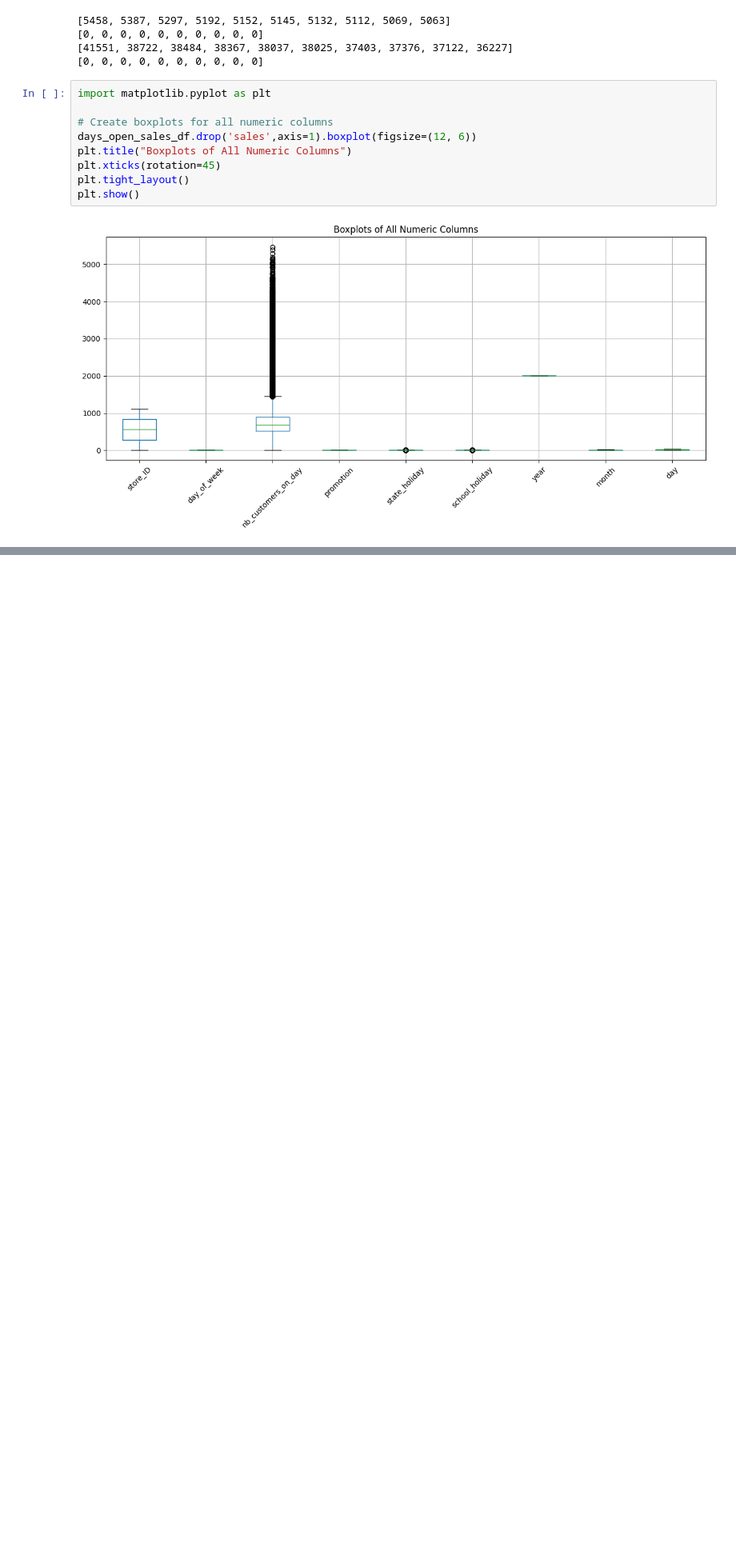
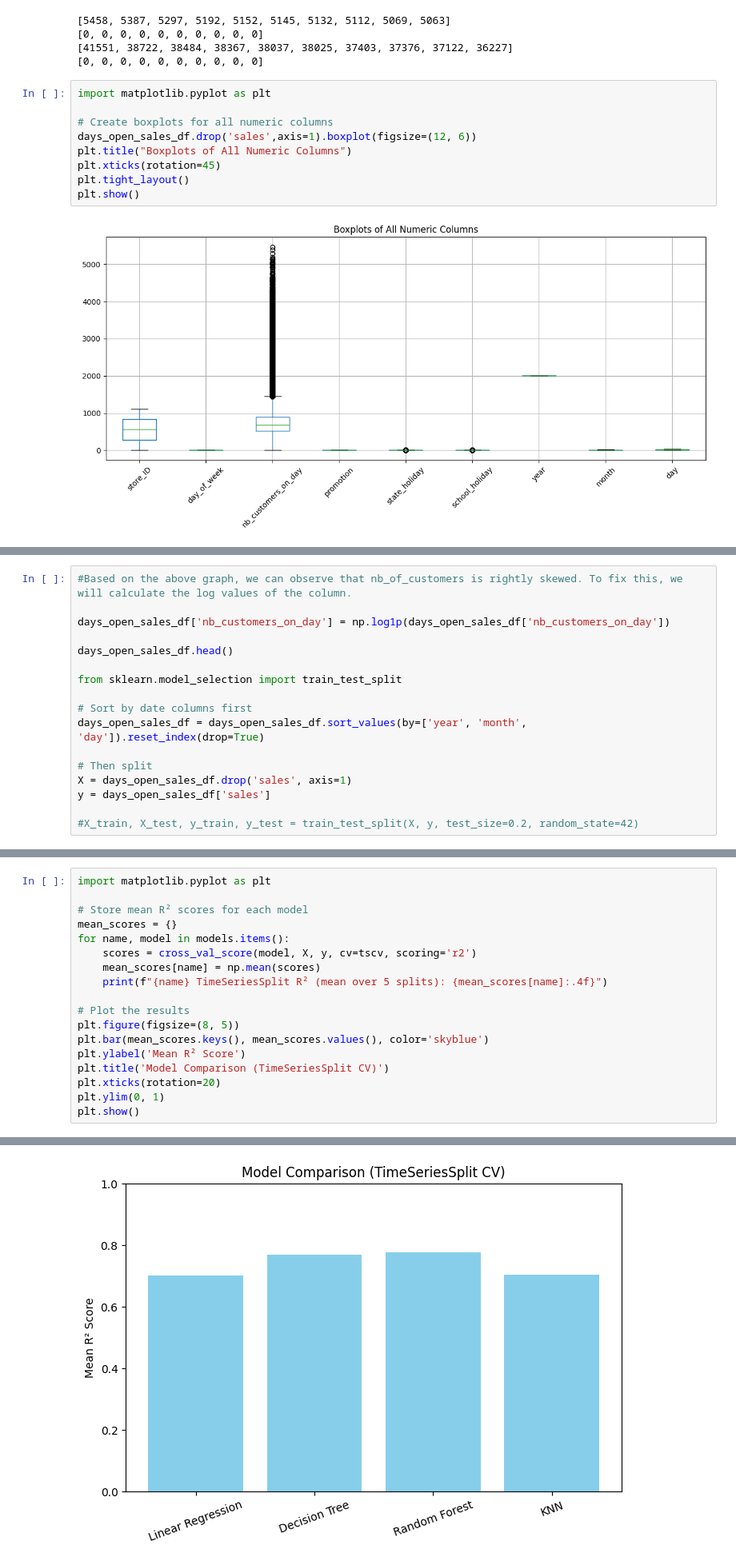
Before and after one commit to Julseb-Ironhack-AI/ironkaggle, a Jupyter notebook: main.ipynb, the cells around one changed output, grey strips where cells are left out. Shown at 80% size. Saved outputs shown, nothing was run; the diff lists cells and outputs as text; blank space fills up the shorter version.

```diff
--- a/main.ipynb
+++ b/main.ipynb
@@ -236,0 +245,17 @@ SyntaxError: invalid syntax (2087856370.py, line 16)
+# %%
+#Based on the above graph, we can observe that nb_of_customers is rightly skewed. To fix this, we will calculate the log values of the column.
+
+days_open_sales_df['nb_customers_on_day'] = np.log1p(days_open_sales_df['nb_customers_on_day'])
+
+days_open_sales_df.head()
+
+from sklearn.model_selection import train_test_split
+
+# Sort by date columns first
+days_open_sales_df = days_open_sales_df.sort_values(by=['year', 'month', 'day']).reset_index(drop=True)
+
+# Then split
+X = days_open_sales_df.drop('sales', axis=1)
+y = days_open_sales_df['sales']
+
+#X_train, X_test, y_train, y_test = train_test_split(X, y, test_size=0.2, random_state=42)
@@ -236,0 +310,19 @@ SyntaxError: invalid syntax (2087856370.py, line 16)
+# %%
+import matplotlib.pyplot as plt
+
+# Store mean R² scores for each model
+mean_scores = {}
+for name, model in models.items():
+    scores = cross_val_score(model, X, y, cv=tscv, scoring='r2')
+    mean_scores[name] = np.mean(scores)
+    print(f"{name} TimeSeriesSplit R² (mean over 5 splits): {mean_scores[name]:.4f}")
+
+# Plot the results
+plt.figure(figsize=(8, 5))
+plt.bar(mean_scores.keys(), mean_scores.values(), color='skyblue')
+plt.ylabel('Mean R² Score')
+plt.title('Model Comparison (TimeSeriesSplit CV)')
+plt.xticks(rotation=20)
+plt.ylim(0, 1)
+plt.show()
+# %% [output]
@@ -236,0 +333 @@ SyntaxError: invalid syntax (2087856370.py, line 16)
+[figure, added]
```
Also changed, not shown: parts of 10 cells of this notebook.
